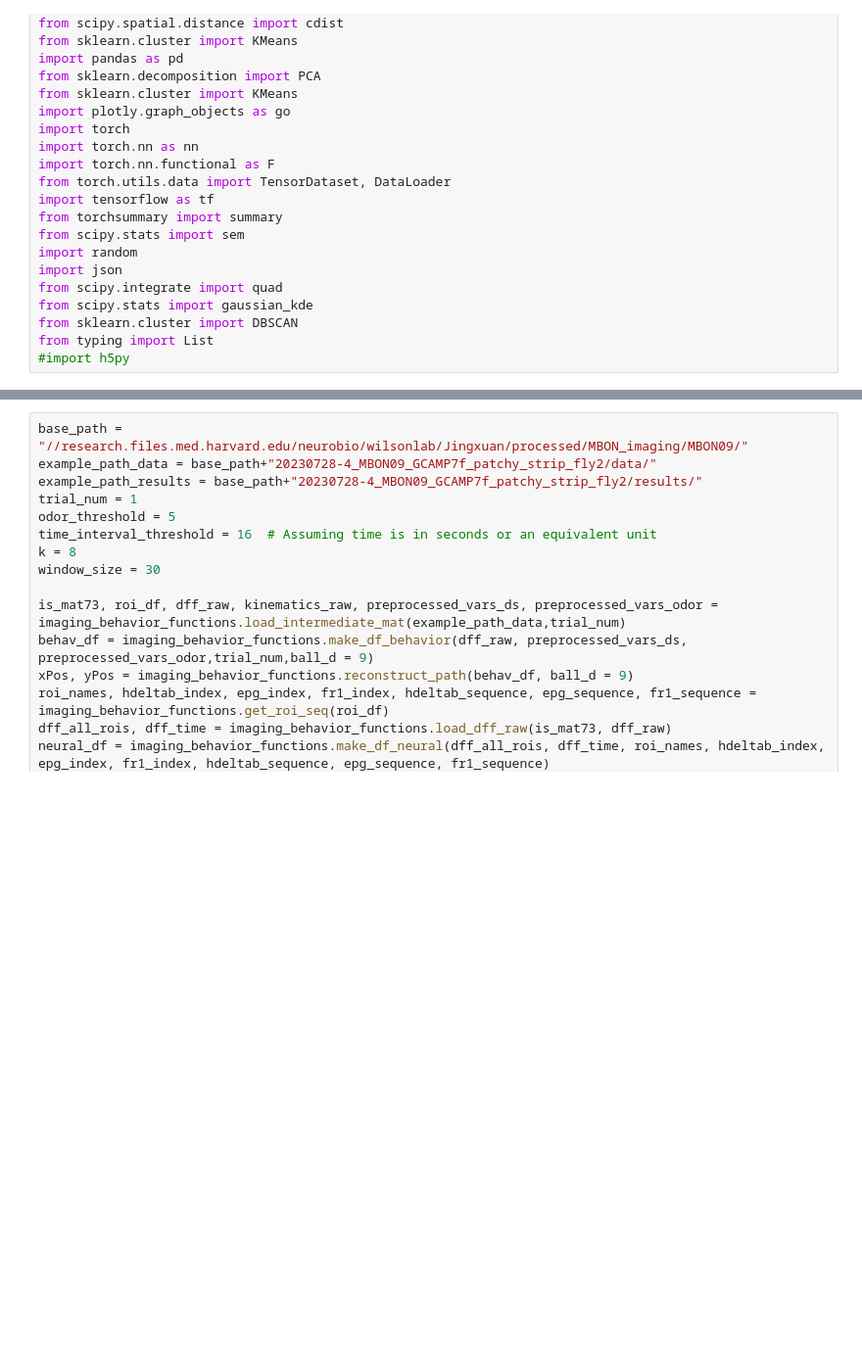
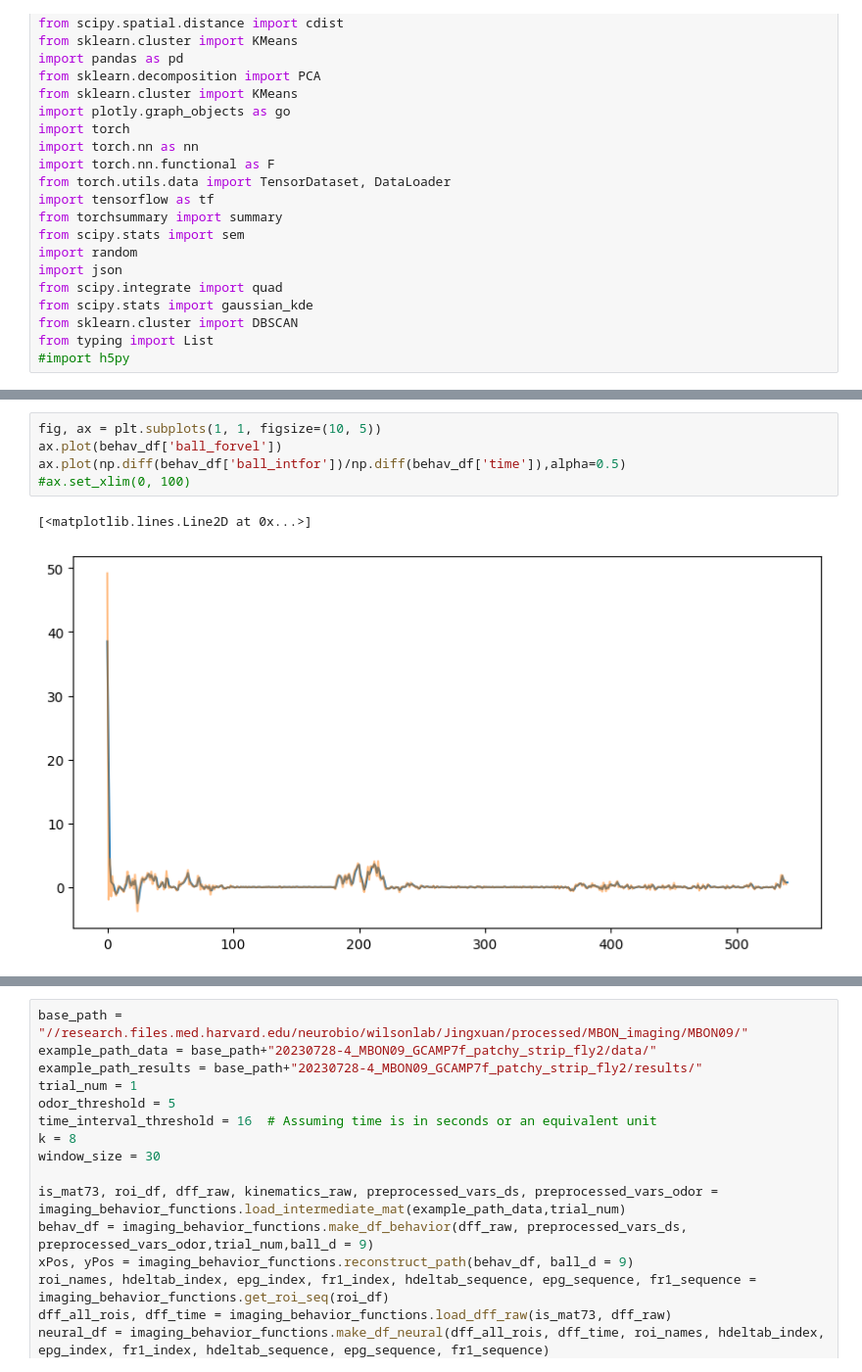
Before and after one commit to jingxuanf0214/thesis-2p-behavior-align, a Jupyter notebook: Exploratory analysis.ipynb, the cells around one changed output, grey strips where cells are left out. Shown at 98% size. Drawn from its saved outputs; the diff is of its cells as text; blank space fills up the shorter version.

```diff
--- a/Exploratory analysis.ipynb
+++ b/Exploratory analysis.ipynb
@@ -197,0 +198,8 @@ behav_df
+# %%
+fig, ax = plt.subplots(1, 1, figsize=(10, 5))
+ax.plot(behav_df['ball_forvel'])
+ax.plot(np.diff(behav_df['ball_intfor'])/np.diff(behav_df['time']),alpha=0.5)
+#ax.set_xlim(0, 100)
+# %% [output]
+[<matplotlib.lines.Line2D at 0x...>]
+[figure, added]
```
Also changed, not shown: parts of 6 cells of this notebook.
